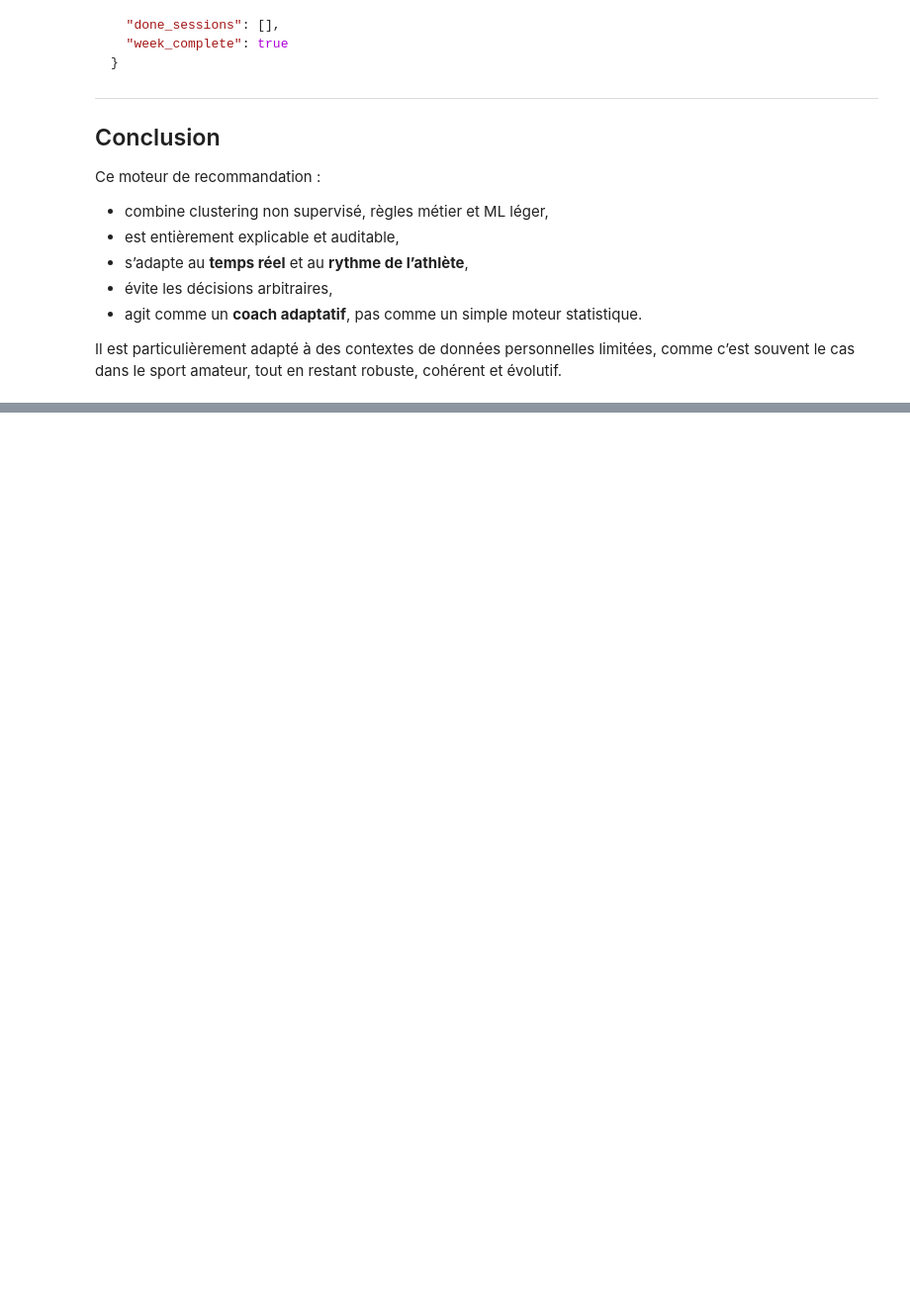
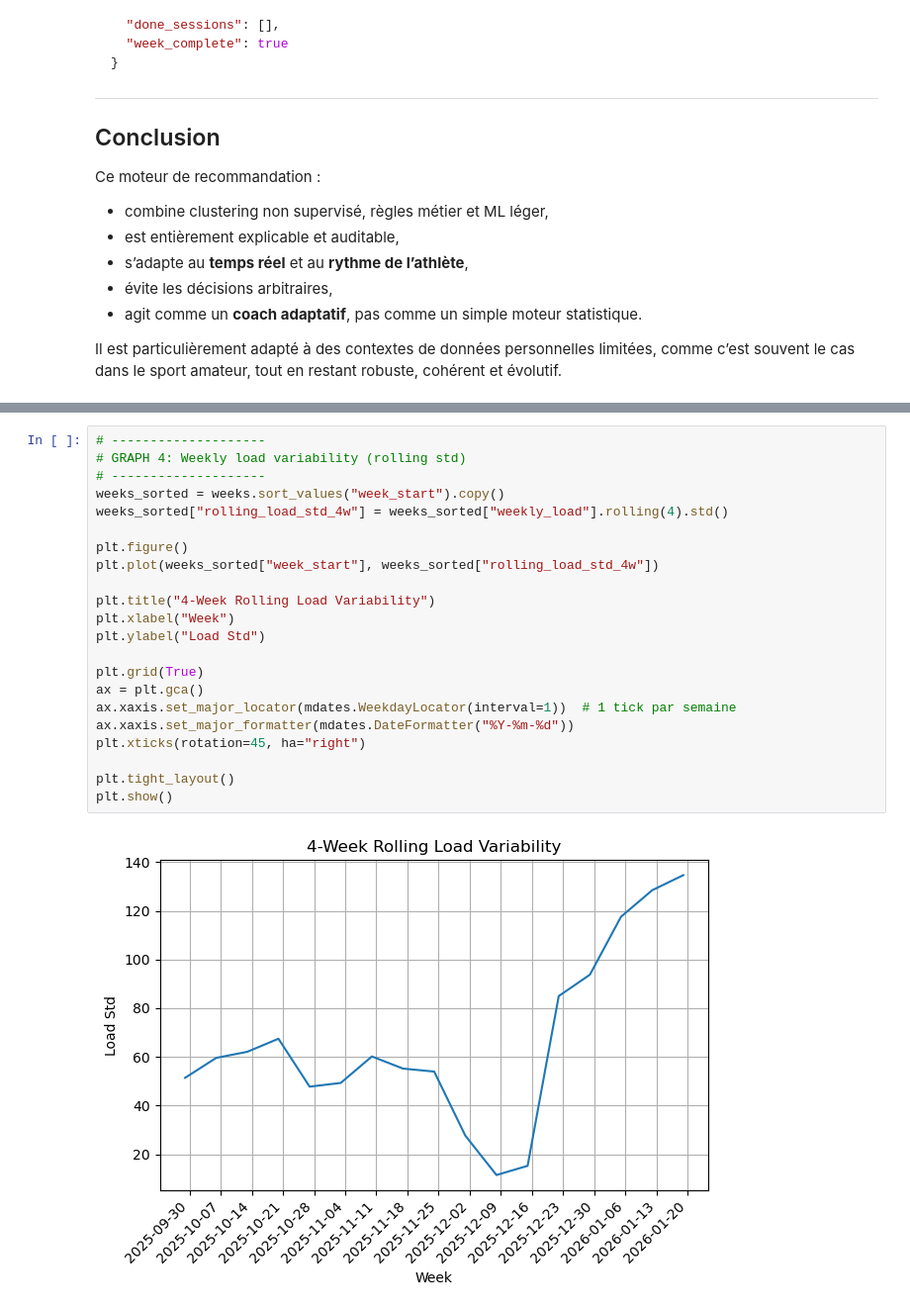
Before and after one commit to albanecoiffe/health-data-coach, a Jupyter notebook: HealthCoachBackend/notebook.ipynb, the cells around one changed output, grey strips where cells are left out. Shown at 99% size. Drawn from its saved outputs; the diff is of its cells as text; blank space fills up the shorter version.

```diff
--- a/HealthCoachBackend/notebook.ipynb
+++ b/HealthCoachBackend/notebook.ipynb
@@ -2263,0 +2373,24 @@ Il est particulièrement adapté à des contextes de données personnelles limit
+# %%
+# --------------------
+# GRAPH 4: Weekly load variability (rolling std)
+# --------------------
+weeks_sorted = weeks.sort_values("week_start").copy()
+weeks_sorted["rolling_load_std_4w"] = weeks_sorted["weekly_load"].rolling(4).std()
+
+plt.figure()
+plt.plot(weeks_sorted["week_start"], weeks_sorted["rolling_load_std_4w"])
+
+plt.title("4-Week Rolling Load Variability")
+plt.xlabel("Week")
+plt.ylabel("Load Std")
+
+plt.grid(True)
+ax = plt.gca()
+ax.xaxis.set_major_locator(mdates.WeekdayLocator(interval=1))  # 1 tick par semaine
+ax.xaxis.set_major_formatter(mdates.DateFormatter("%Y-%m-%d"))
+plt.xticks(rotation=45, ha="right")
+
+plt.tight_layout()
+plt.show()
+# %% [output]
+[figure, added]
```
Also changed, not shown: parts of 16 cells of this notebook, 5 other files.
